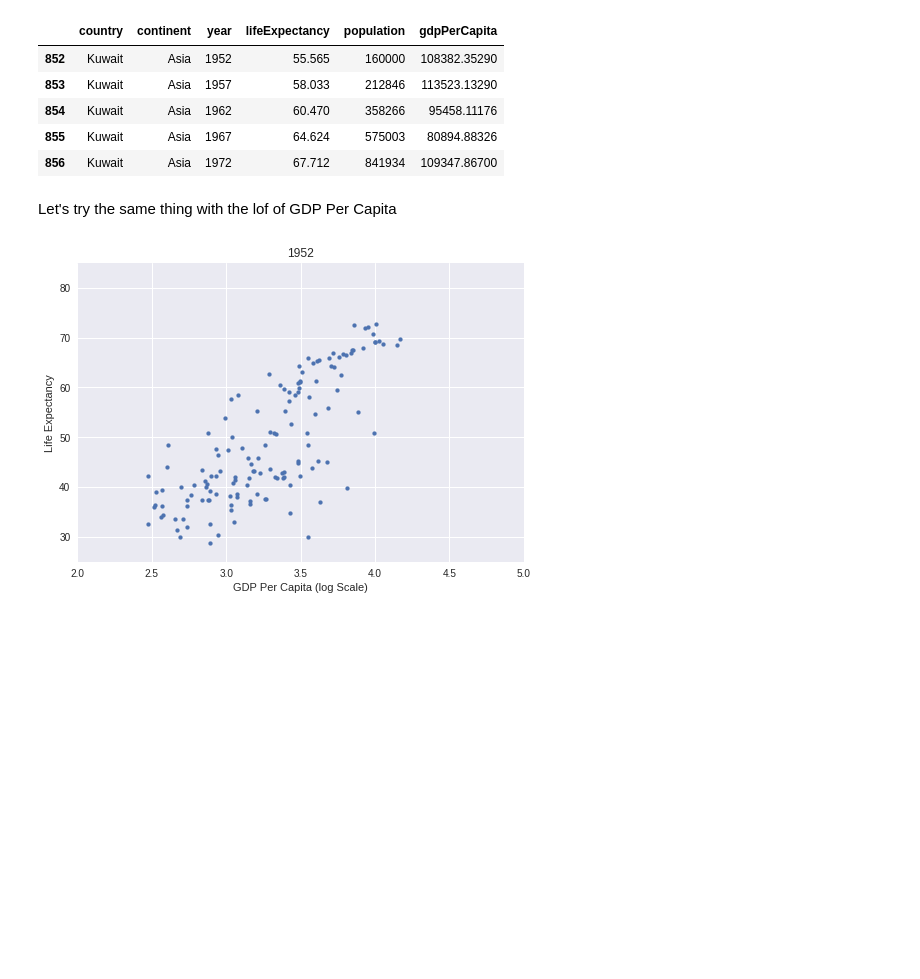
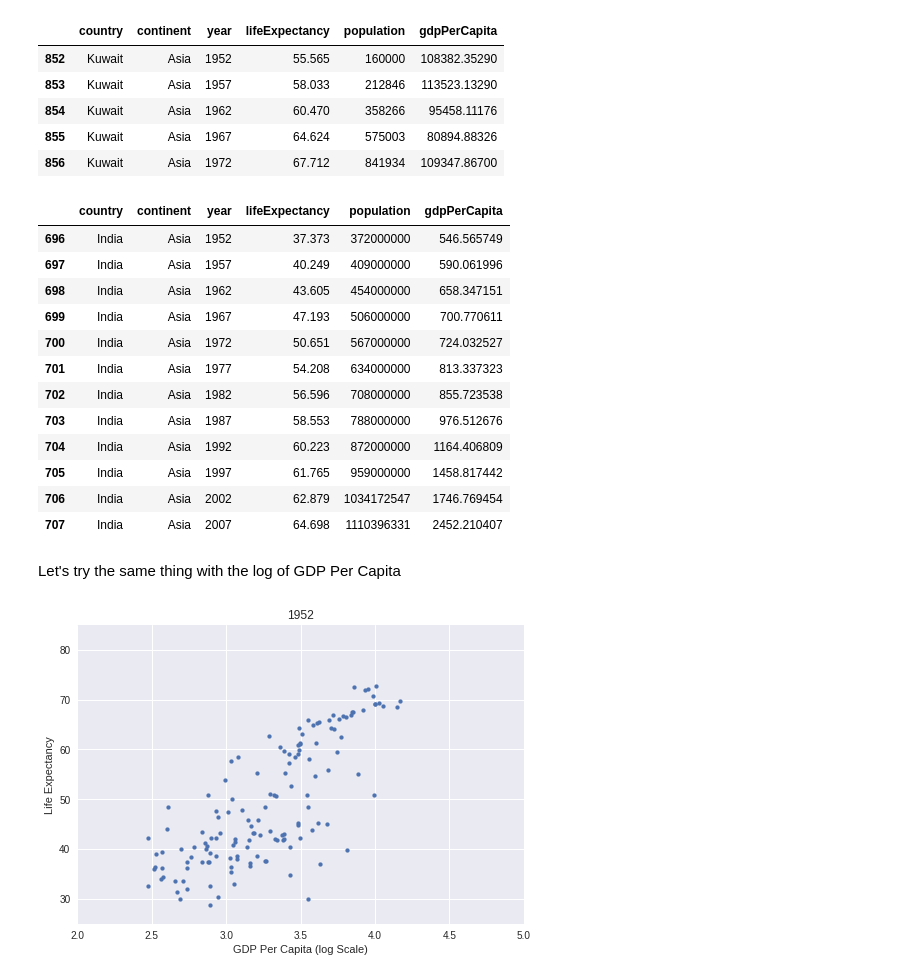
Before and after one commit to dipbanik/MyTectraJuly, a Jupyter notebook: visualization/Scatter Plots.ipynb, the cells around one changed output. Saved outputs shown, nothing was run; the diff lists cells and outputs as text; code cells hidden in the pictures; blank space fills up the shorter version.

```diff
--- a/visualization/Scatter Plots.ipynb
+++ b/visualization/Scatter Plots.ipynb
@@ -158,8 +207,24 @@ data[data.gdpPerCapita > 60000 ]
 | 854 | Kuwait | Asia | 1962 | 60.470 | 358266 | 95458.11176 |
 | 855 | Kuwait | Asia | 1967 | 64.624 | 575003 | 80894.88326 |
 | 856 | Kuwait | Asia | 1972 | 67.712 | 841934 | 109347.86700 |
+# %%
+data[data.country == "India" ]
+# %% [output]
+|  | country | continent | year | lifeExpectancy | population | gdpPerCapita |
+| 696 | India | Asia | 1952 | 37.373 | 372000000 | 546.565749 |
+| 697 | India | Asia | 1957 | 40.249 | 409000000 | 590.061996 |
+| 698 | India | Asia | 1962 | 43.605 | 454000000 | 658.347151 |
+| 699 | India | Asia | 1967 | 47.193 | 506000000 | 700.770611 |
+| 700 | India | Asia | 1972 | 50.651 | 567000000 | 724.032527 |
+| 701 | India | Asia | 1977 | 54.208 | 634000000 | 813.337323 |
+| 702 | India | Asia | 1982 | 56.596 | 708000000 | 855.723538 |
+| 703 | India | Asia | 1987 | 58.553 | 788000000 | 976.512676 |
+| 704 | India | Asia | 1992 | 60.223 | 872000000 | 1164.406809 |
+| 705 | India | Asia | 1997 | 61.765 | 959000000 | 1458.817442 |
+| 706 | India | Asia | 2002 | 62.879 | 1034172547 | 1746.769454 |
+| 707 | India | Asia | 2007 | 64.698 | 1110396331 | 2452.210407 |
 # %% [markdown]
-Let's try the same thing with the lof of GDP Per Capita
+Let's try the same thing with the log of GDP Per Capita
 # %%
 for given_year in years_sorted:
   data_year = data[data.year == given_year]
```
Also changed, not shown: parts of 9 cells of this notebook.
